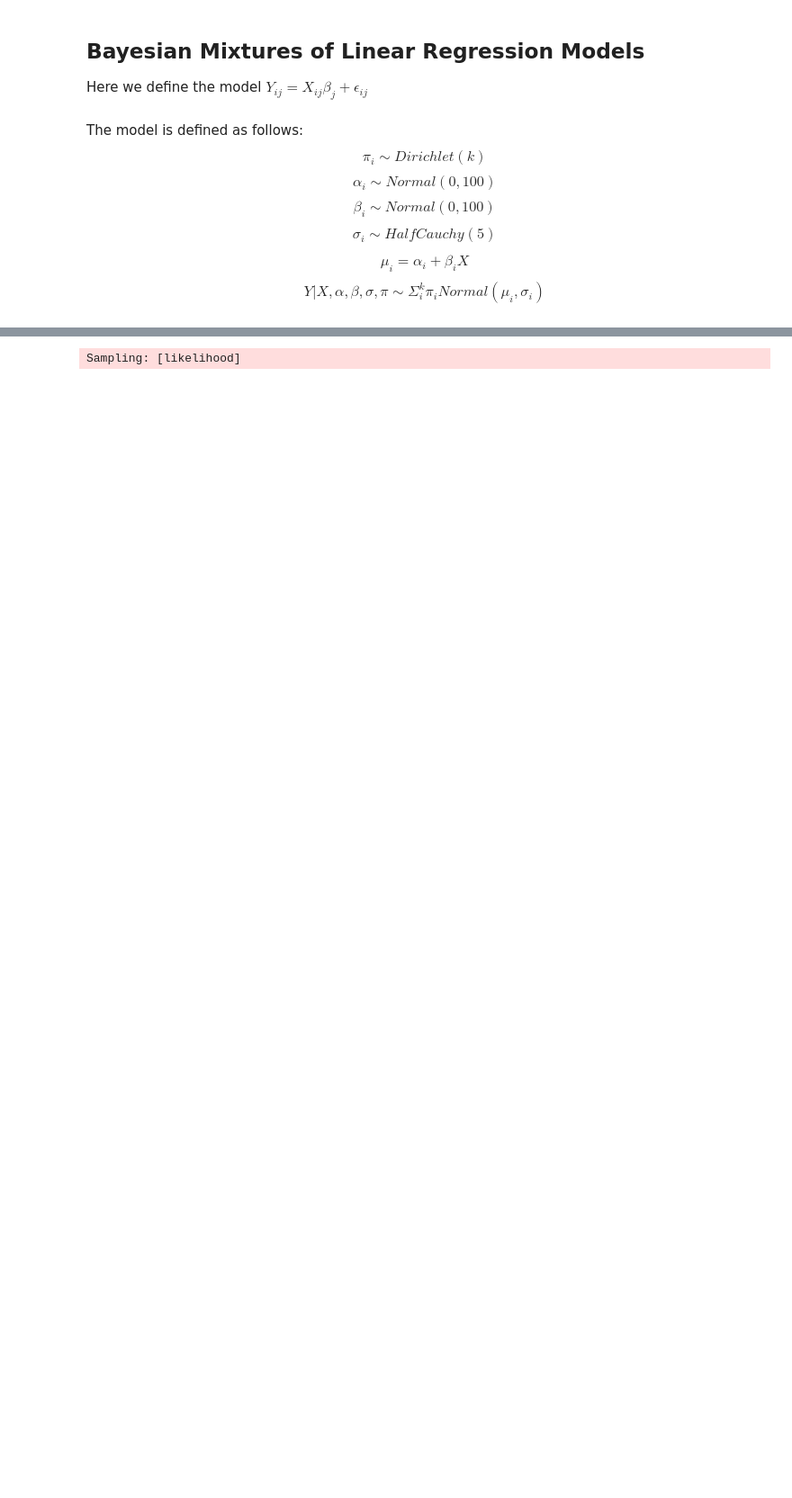
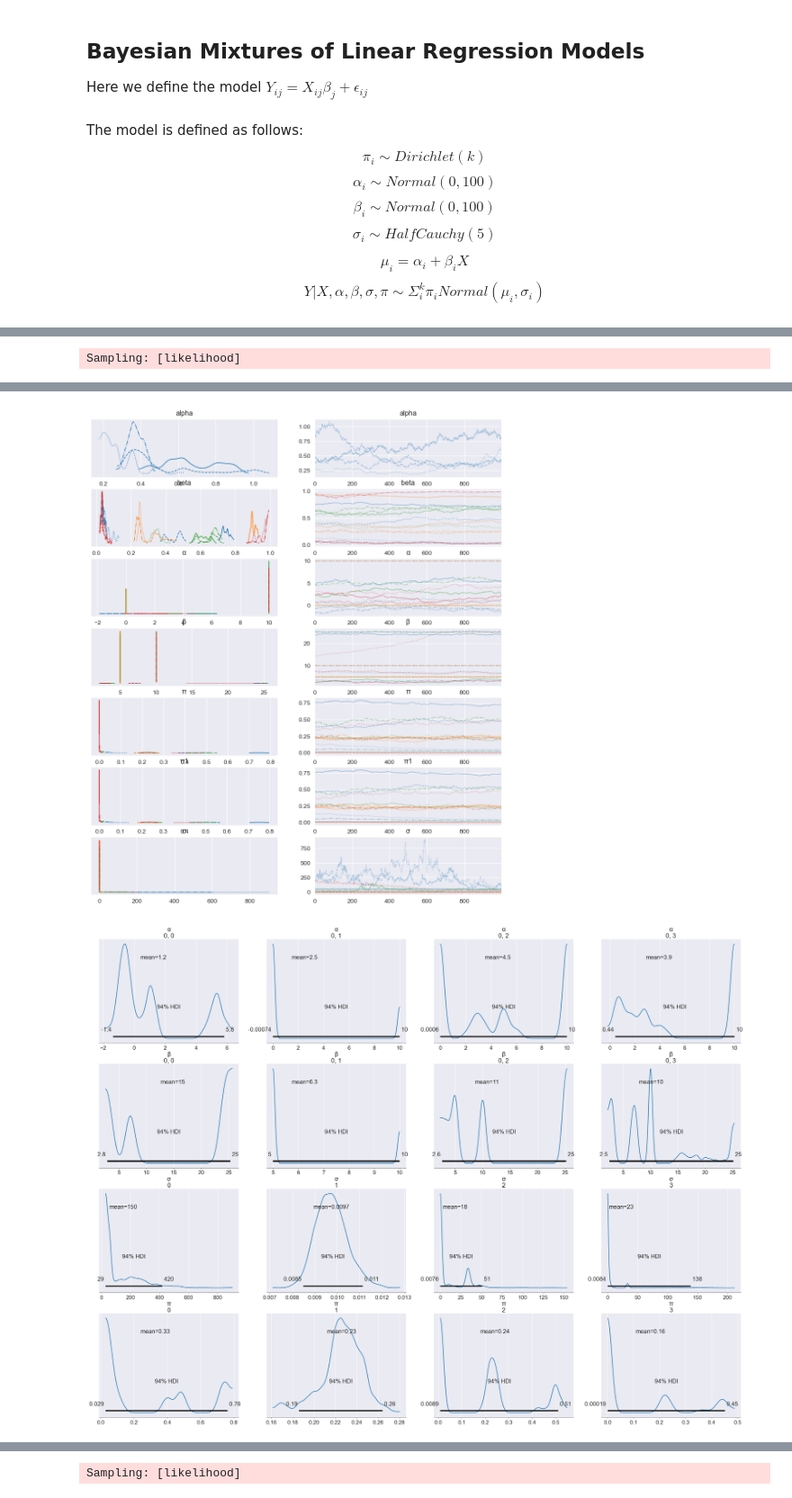
Before and after one commit to Kumachar/ResearchExamples, a Jupyter notebook: PyMC_Regression.ipynb, the cells around one changed output, grey strips where cells are left out. Shown at 90% size. Cells and saved outputs as stored; diff of their text form; code cells hidden in the pictures; blank space fills up the shorter version.

```diff
--- a/PyMC_Regression.ipynb
+++ b/PyMC_Regression.ipynb
@@ -392,0 +428,20 @@ HINT: Use the PyTensor flag `exception_verbosity=high` for a debug print-out and
+# %%
+def summary(trace, model):
+    print(az.summary(trace, var_names=["α", "β", "π", "σ"]))
+    az.plot_trace(trace)
+    with model:
+        posterior_predictive = pm.sample_posterior_predictive(trace, random_seed=RANDOM_SEED)
+    az.plot_posterior(trace, var_names=["α", "β", "σ", "π"])
+    fig, ax = plt.subplots(figsize=(8, 6))
+
+    plot_w = np.arange(k) + 1
+
+    ax.bar(plot_w - 0.5, trace.posterior["π"].mean(("chain", "draw")), width=1.0, lw=0)
+
+    ax.set_xlim(0.5, k)
+    ax.set_xlabel("Component")
+
+    ax.set_ylabel("Posterior expected mixture weight");
+# %%
+summary(trace, Mixture_regression2)
+# %% [output]
@@ -392,0 +465 @@ HINT: Use the PyTensor flag `exception_verbosity=high` for a debug print-out and
+Sampling: [likelihood]
@@ -392,0 +469,2 @@ HINT: Use the PyTensor flag `exception_verbosity=high` for a debug print-out and
+[figure, added]
+[figure, added]
```
Also changed, not shown: parts of 19 cells of this notebook.
